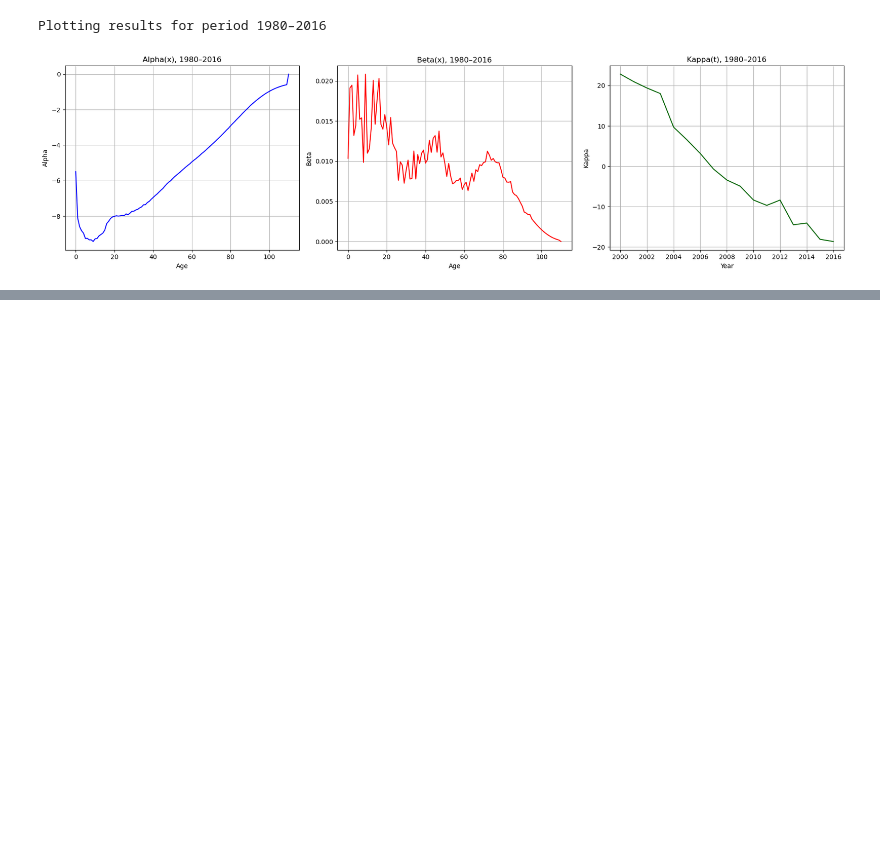
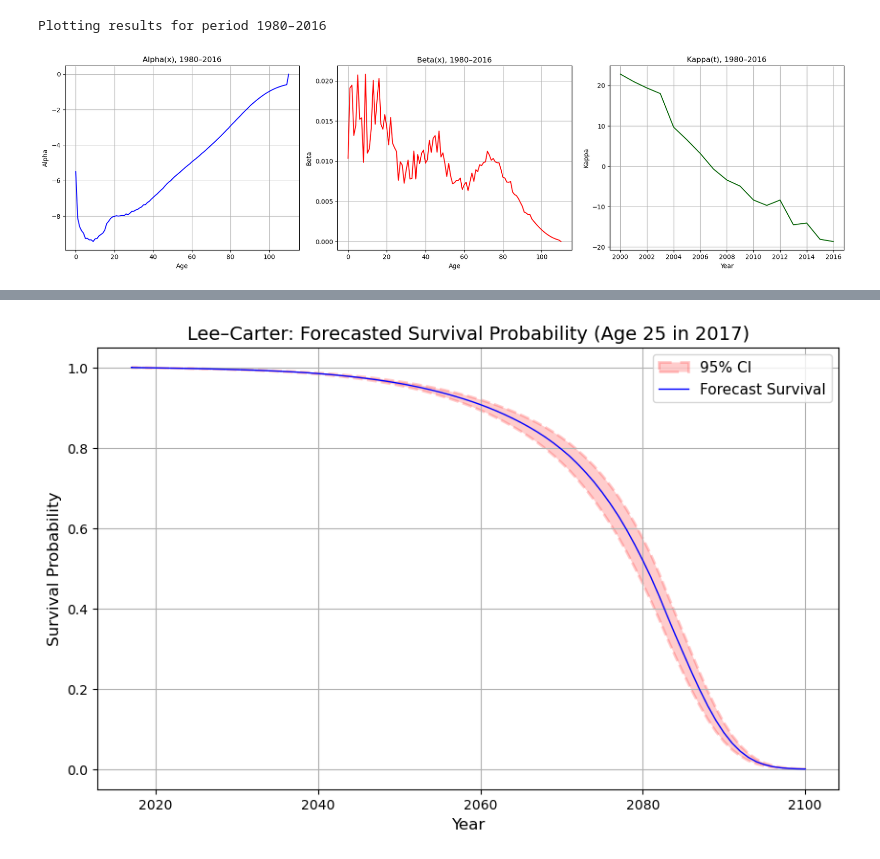
Before and after one commit to ashademeij/Life-Insurance, a Jupyter notebook: clean.ipynb, the cells around one changed output, grey strips where cells are left out. Cells and saved outputs as stored; diff of their text form; code cells hidden in the pictures; blank space fills up the shorter version.

Commit message:
survival probabilities

```diff
--- a/clean.ipynb
+++ b/clean.ipynb
@@ -283,0 +308,92 @@ plot_kappa_forecast(lc_fit, kappa_forecast_df)
+# %%
+import numpy as np
+import pandas as pd
+import matplotlib.pyplot as plt
+
+# --- 1) Extract the fitted LC parameters ---
+alpha_x = lc_fit['alpha_x']  # pd.Series, index = ages
+beta_x_array = lc_fit['beta_x']  # np.ndarray
+ages_array = lc_fit['ages']      # array of ages
+beta_x = pd.Series(beta_x_array, index=ages_array)  # convert for easy lookup
+
+# --- 2) Extract point-forecast AND lower/upper from the ARIMA of kappa_t ---
+kappa_point = kappa_forecast_df['kappa_forecast'].values       # central forecast
+kappa_lower = kappa_forecast_df['lower_ci'].values             # 95% lower
+kappa_upper = kappa_forecast_df['upper_ci'].values             # 95% upper
+forecast_years = kappa_forecast_df['Year'].values              # 2017..2100
+
+# We'll track a person from age=25 in 2017, 26 in 2018, etc.
+start_age = 25
+n_forecast = len(forecast_years)
+cohort_ages = np.arange(start_age, start_age + n_forecast)
+
+# --- 3) Compute the point-forecast q_{x,t} and survival ---
+q_cohort_point = []
+q_cohort_lower = []
+q_cohort_upper = []
+
+for age, k_pt, k_lo, k_hi in zip(cohort_ages, kappa_point, kappa_lower, kappa_upper):
+    # log(q_{x,t}) for point forecast:
+    log_q_pt = alpha_x.loc[age] + beta_x.loc[age] * k_pt
+    # log(q_{x,t}) for lower, upper:
+    log_q_lo = alpha_x.loc[age] + beta_x.loc[age] * k_lo
+    log_q_hi = alpha_x.loc[age] + beta_x.loc[age] * k_hi
+
+    q_pt = np.exp(log_q_pt)
+    q_lo = np.exp(log_q_lo)
+    q_hi = np.exp(log_q_hi)
+
+    q_cohort_point.append(q_pt)
+    q_cohort_lower.append(q_lo)
+    q_cohort_upper.append(q_hi)
+
+q_cohort_point = np.array(q_cohort_point)
+q_cohort_lower = np.array(q_cohort_lower)
+q_cohort_upper = np.array(q_cohort_upper)
+
+# Survival is cumulative product of (1 - q)
+S_point = np.cumprod(1 - q_cohort_point)
+S_lower = np.cumprod(1 - q_cohort_lower)
+S_upper = np.cumprod(1 - q_cohort_upper)
+
+# Optionally prepend S=1 at the start of the forecast (year 2017):
+S_point = np.insert(S_point, 0, 1.0)
+S_lower = np.insert(S_lower, 0, 1.0)
+S_upper = np.insert(S_upper, 0, 1.0)
+
+# Likewise prepend the first forecast year to align
+plot_years = np.insert(forecast_years, 0, forecast_years[0])
+
+# --- 4) Plot in the style you used for k(t) ---
+plt.figure(figsize=(10,6))
+
+# The “point” forecast of survival in red
+# Fill the 95% band
+plt.fill_between(
+    plot_years,
+    S_lower,
+    S_upper,
+    color='red',
+    alpha=0.2,
+    label='95% CI',
+    linestyle='--',
+    linewidth=2
+)
+
+plt.plot(
+    plot_years,
+    S_point,
+    color='blue',
+    label='Forecast Survival',
+    linewidth=1
+)
+
+
+plt.xlabel('Year', fontsize=12)
+plt.ylabel('Survival Probability', fontsize=12)
+plt.title('Lee–Carter: Forecasted Survival Probability (Age 25 in 2017)', fontsize=14)
+plt.grid(True)
+plt.legend(fontsize=11)
+plt.show()
+# %% [output]
+[figure, added]
```
Also changed, not shown: parts of 4 cells of this notebook.
